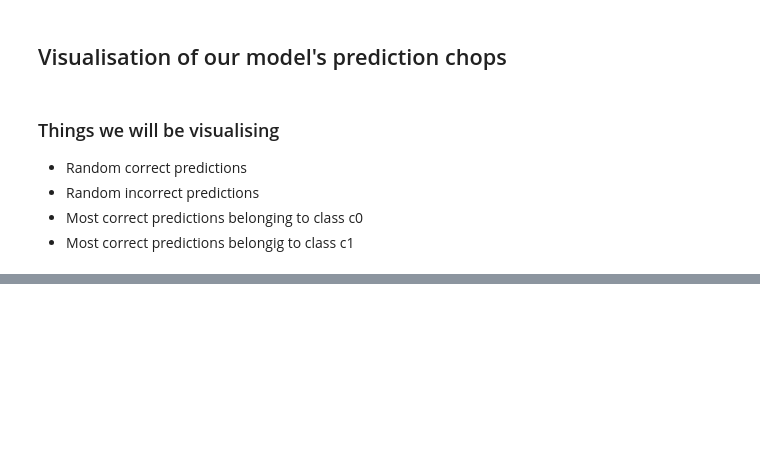
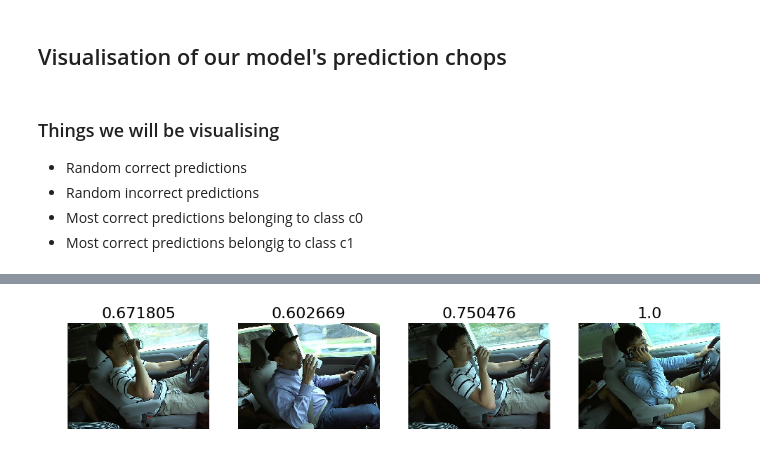
Before and after one commit to manibatra/fast.ai, a Jupyter notebook: lesson_2_statefarm.ipynb, the cells around one changed output, grey strips where cells are left out. Drawn from its saved outputs; the diff is of its cells as text; code cells hidden in the pictures; blank space fills up the shorter version.

Commit message:
done visualisations

```diff
--- a/lesson_2_statefarm.ipynb
+++ b/lesson_2_statefarm.ipynb
@@ -188,0 +191,3 @@ ________________________________________________________________________________
+# %%
+#next we get the probabilities of the predictions
+probs = lm.predict_proba(val_features, batch_size=batch_size)
@@ -188,0 +204,14 @@ ________________________________________________________________________________
+# %%
+val_classes = val_batches.classes
+# %%
+filenames = val_batches.filenames
+# %%
+def plots_idx(idx, titles=None):
+    plots([image.load_img(path+'valid/'+filenames[i]) for i in idx], titles=titles)
+# %%
+#plotting correct random images
+correct = np.where(preds==val_classes)[0]
+idx = permutation(correct)[:4]
+plots_idx(idx, probs[idx, val_classes[idx]])
+# %% [output]
+[figure, added]
```
Also changed, not shown: parts of 6 cells of this notebook.
